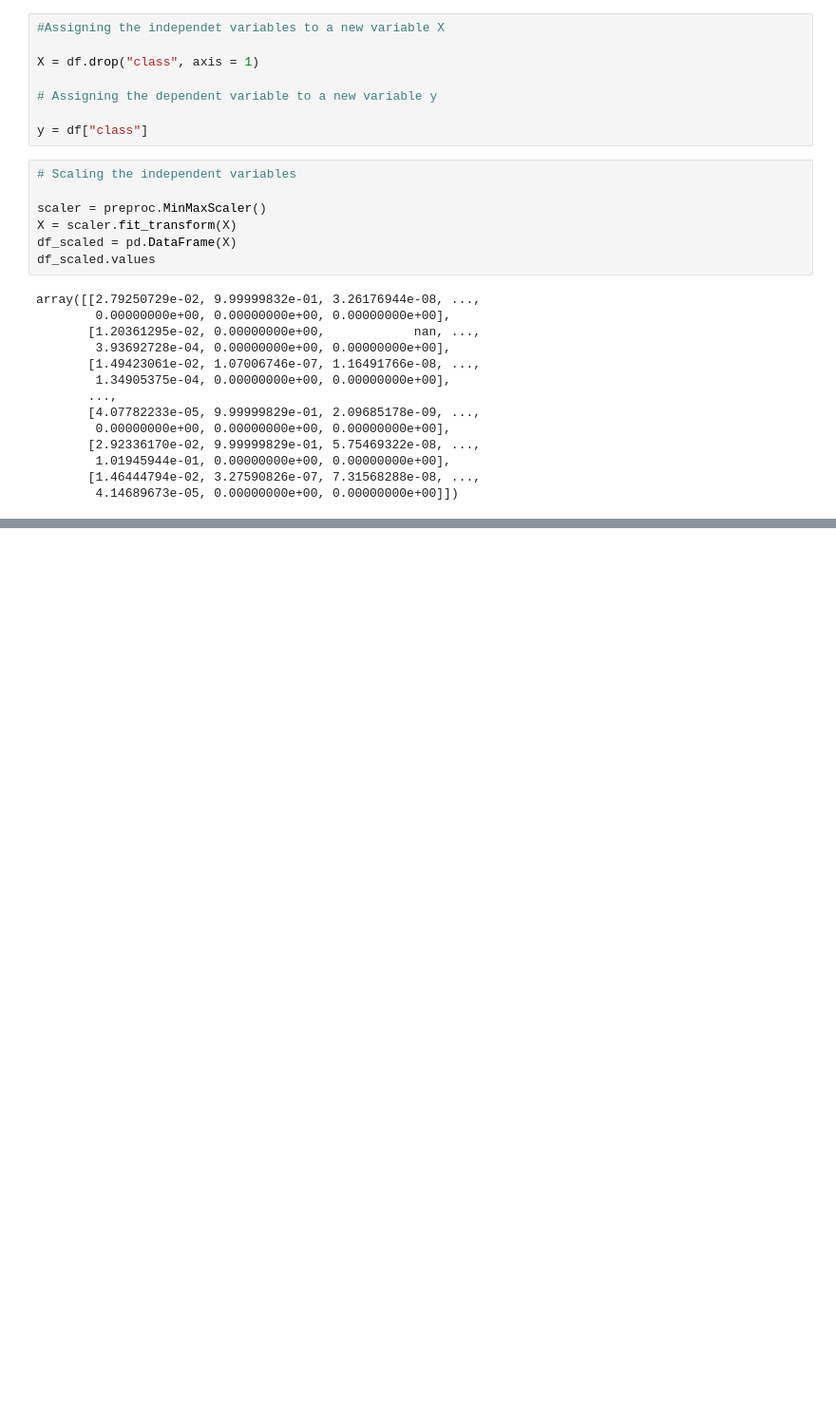
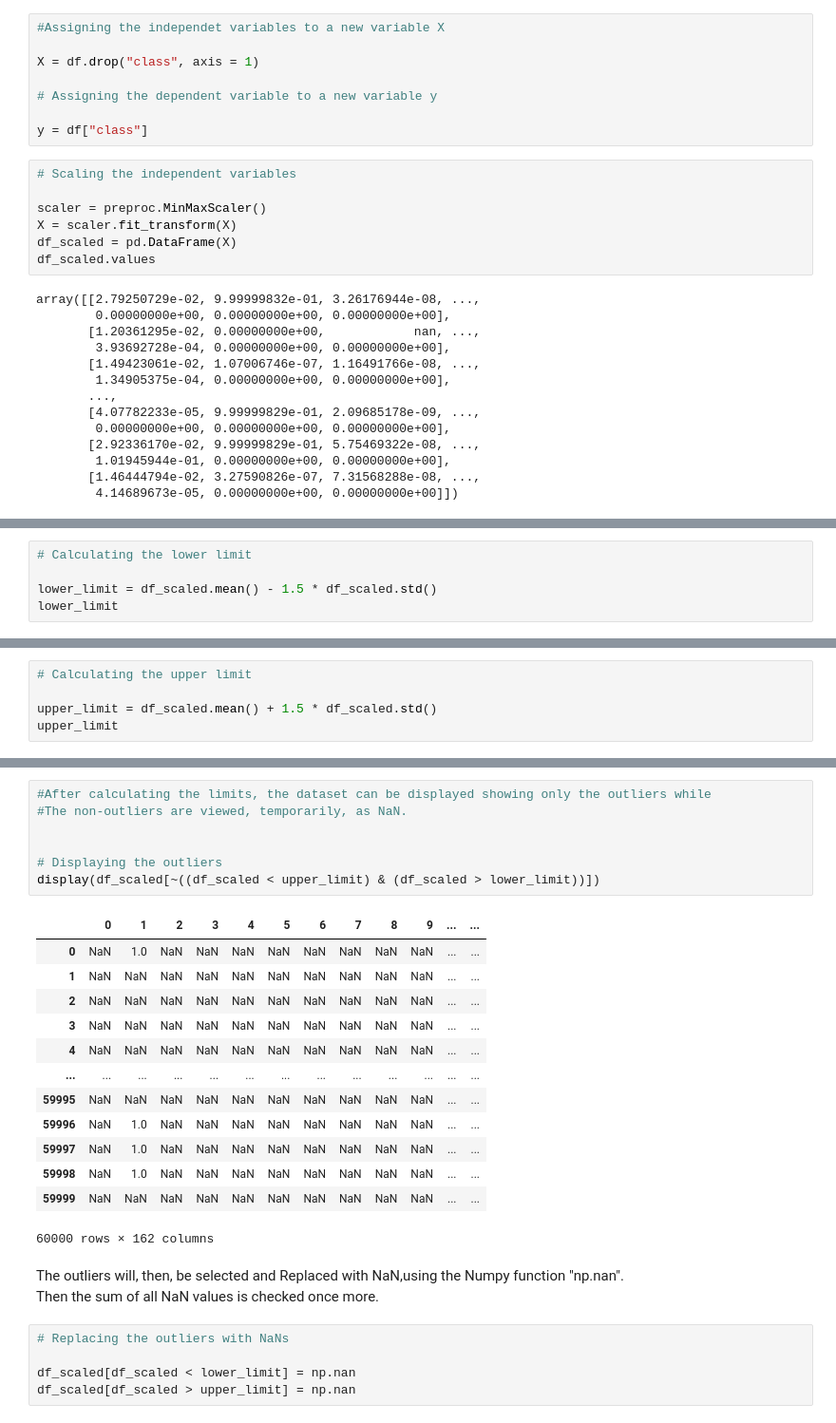
Before and after one commit to AlparslanEfe/DataPrepCA1, a Jupyter notebook: Data_prep_CA1/AlparslanEfeGuler_DPrepHDip_CA1.ipynb, the cells around one changed output, grey strips where cells are left out. Shown at 95% size. Saved outputs shown, nothing was run; the diff lists cells and outputs as text; blank space fills up the shorter version.

```diff
--- a/Data_prep_CA1/AlparslanEfeGuler_DPrepHDip_CA1.ipynb
+++ b/Data_prep_CA1/AlparslanEfeGuler_DPrepHDip_CA1.ipynb
@@ -223,0 +236,5 @@ array([[2.79250729e-02, 9.99999832e-01, 3.26176944e-08, ...,
+# %%
+# Calculating the lower limit
+
+lower_limit = df_scaled.mean() - 1.5 * df_scaled.std()
+lower_limit
@@ -223,0 +254,5 @@ array([[2.79250729e-02, 9.99999832e-01, 3.26176944e-08, ...,
+# %%
+# Calculating the upper limit
+
+upper_limit = df_scaled.mean() + 1.5 * df_scaled.std()
+upper_limit
@@ -223,0 +272,29 @@ array([[2.79250729e-02, 9.99999832e-01, 3.26176944e-08, ...,
+# %%
+#After calculating the limits, the dataset can be displayed showing only the outliers while
+#The non-outliers are viewed, temporarily, as NaN.
+
+
+# Displaying the outliers
+display(df_scaled[~((df_scaled < upper_limit) & (df_scaled > lower_limit))])
+# %% [output]
+|  | 0 | 1 | 2 | 3 | 4 | 5 | 6 | 7 | 8 | 9 | ... | ... |
+| 0 | NaN | 1.0 | NaN | NaN | NaN | NaN | NaN | NaN | NaN | NaN | ... | ... |
+| 1 | NaN | NaN | NaN | NaN | NaN | NaN | NaN | NaN | NaN | NaN | ... | ... |
+| 2 | NaN | NaN | NaN | NaN | NaN | NaN | NaN | NaN | NaN | NaN | ... | ... |
+| 3 | NaN | NaN | NaN | NaN | NaN | NaN | NaN | NaN | NaN | NaN | ... | ... |
+| 4 | NaN | NaN | NaN | NaN | NaN | NaN | NaN | NaN | NaN | NaN | ... | ... |
+| ... | ... | ... | ... | ... | ... | ... | ... | ... | ... | ... | ... | ... |
+| 59995 | NaN | NaN | NaN | NaN | NaN | NaN | NaN | NaN | NaN | NaN | ... | ... |
+| 59996 | NaN | 1.0 | NaN | NaN | NaN | NaN | NaN | NaN | NaN | NaN | ... | ... |
+| 59997 | NaN | 1.0 | NaN | NaN | NaN | NaN | NaN | NaN | NaN | NaN | ... | ... |
+| 59998 | NaN | 1.0 | NaN | NaN | NaN | NaN | NaN | NaN | NaN | NaN | ... | ... |
+| 59999 | NaN | NaN | NaN | NaN | NaN | NaN | NaN | NaN | NaN | NaN | ... | ... |
+60000 rows × 162 columns
+# %% [markdown]
+The outliers will, then, be selected and Replaced with NaN,using the Numpy function "np.nan".<br>
+Then the sum of all NaN values is checked once more.
+# %%
+# Replacing the outliers with NaNs
+
+df_scaled[df_scaled < lower_limit] = np.nan
+df_scaled[df_scaled > upper_limit] = np.nan
```
Also changed, not shown: parts of 4 cells of this notebook.
